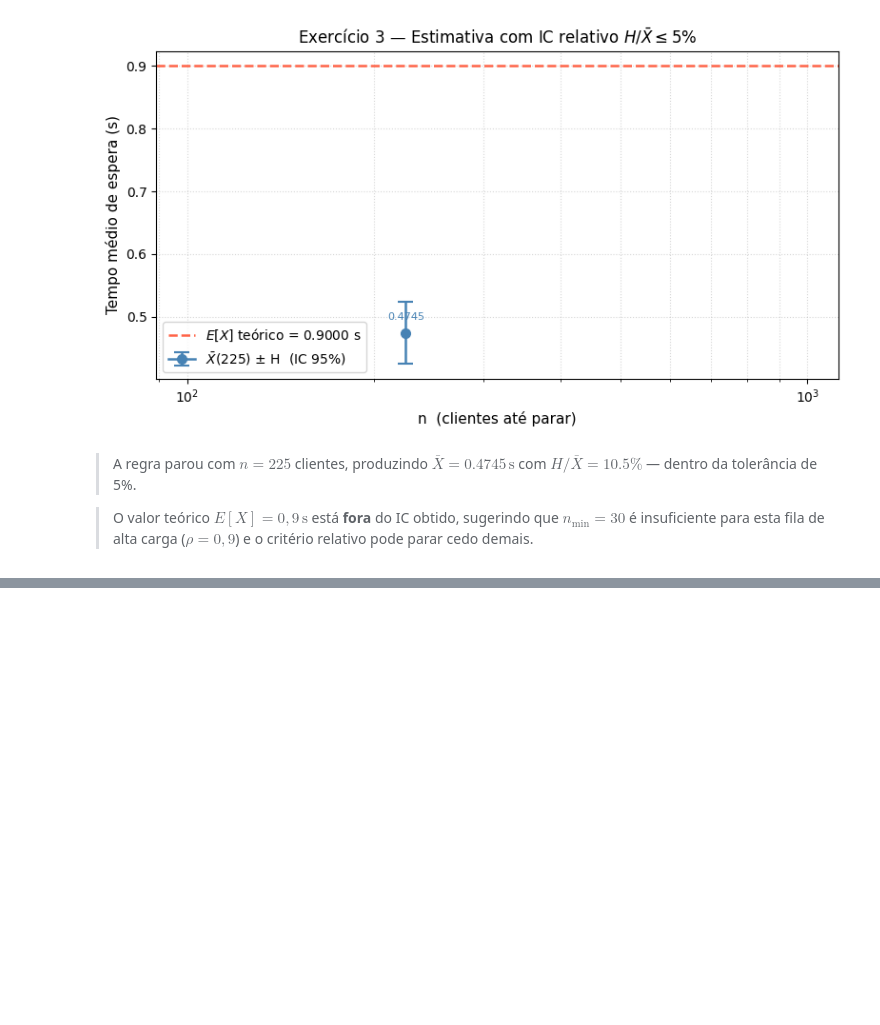
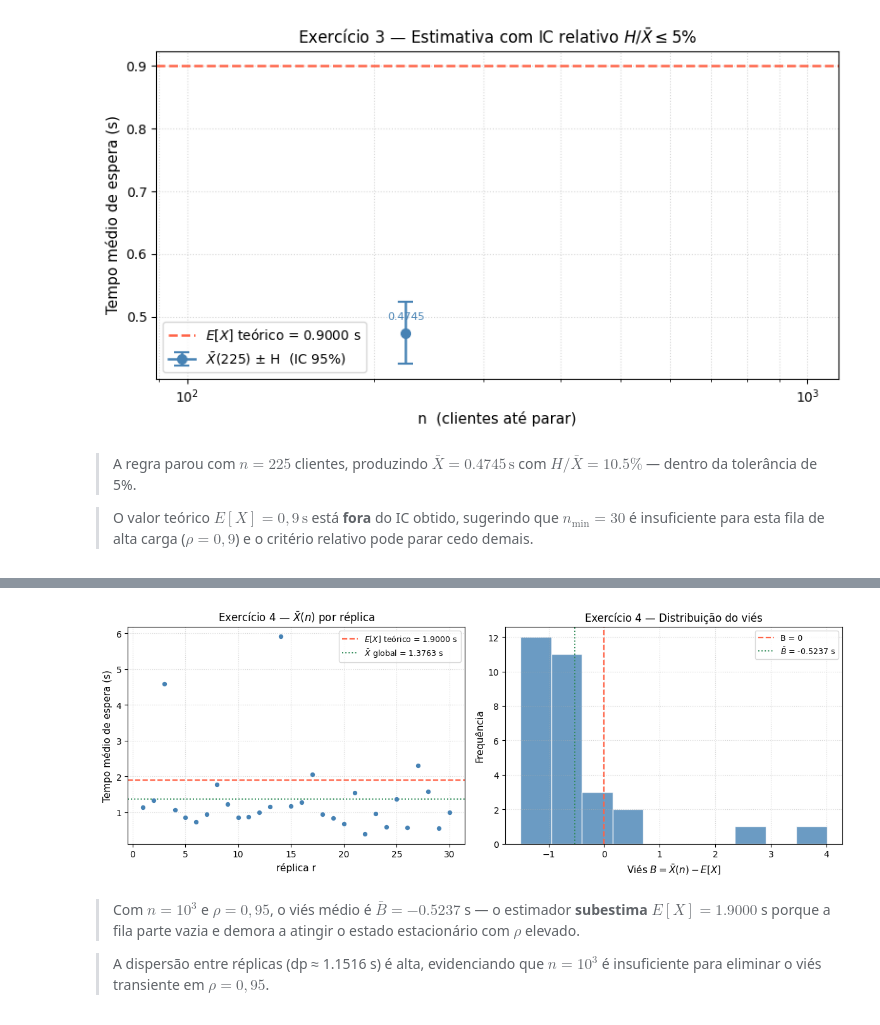
Before and after one commit to carolfmayca/avd-ram, a Jupyter notebook: mm1.ipynb, the cells around one changed output, grey strips where cells are left out. Cells and saved outputs as stored; diff of their text form; code cells hidden in the pictures; blank space fills up the shorter version.

```diff
--- a/mm1.ipynb
+++ b/mm1.ipynb
@@ -390,0 +536,41 @@ plot_convergence(
+# %%
+fig, axes = plt.subplots(1, 2, figsize=(12, 4.5))
+rs = list(range(1, R + 1))
+
+ax = axes[0]
+ax.scatter(rs, means4, s=18, color="steelblue", zorder=3)
+ax.axhline(E_B,           color="tomato",   linestyle="--", linewidth=1.6,
+           label=rf"$E[X]$ teórico = {E_B:.4f} s")
+ax.axhline(means4.mean(), color="seagreen",  linestyle=":",  linewidth=1.4,
+           label=rf"$\bar{{X}}$ global = {means4.mean():.4f} s")
+ax.set_xlabel("réplica r",                 fontsize=11)
+ax.set_ylabel("Tempo médio de espera (s)", fontsize=11)
+ax.set_title(r"Exercício 4 — $\bar{X}(n)$ por réplica", fontsize=12)
+ax.legend(fontsize=9); ax.grid(True, linestyle=":", alpha=0.5)
+
+ax = axes[1]
+ax.hist(biases4, bins=10, color="steelblue", edgecolor="white", alpha=0.8)
+ax.axvline(0,              color="tomato",   linestyle="--", linewidth=1.6, label="B = 0")
+ax.axvline(biases4.mean(), color="seagreen", linestyle=":",  linewidth=1.4,
+           label=rf"$\bar{{B}}$ = {biases4.mean():.4f} s")
+ax.set_xlabel(r"Viés $B = \bar{X}(n) - E[X]$", fontsize=11)
+ax.set_ylabel("Frequência",                     fontsize=11)
+ax.set_title("Exercício 4 — Distribuição do viés", fontsize=12)
+ax.legend(fontsize=9); ax.grid(True, linestyle=":", alpha=0.5)
+
+fig.tight_layout()
+plt.show()
+
+display(Markdown(
+    rf"> Com $n = 10^3$ e $\rho = 0{{,}}95$, o viés médio é "
+    rf"$\bar{{B}} = {biases4.mean():.4f}$ s — o estimador **subestima** $E[X] = {E_B:.4f}$ s "
+    r"porque a fila parte vazia e demora a atingir o estado estacionário com $\rho$ elevado."
+    "\n\n"
+    rf"> A dispersão entre réplicas (dp ≈ {np.std(means4, ddof=1):.4f} s) é alta, "
+    r"evidenciando que $n = 10^3$ é insuficiente para eliminar o viés transiente em $\rho = 0{{,}}95$."
+))
+# %% [output]
+[figure, added]
+> Com $n = 10^3$ e $\rho = 0{,}95$, o viés médio é $\bar{B} = -0.5237$ s — o estimador **subestima** $E[X] = 1.9000$ s porque a fila parte vazia e demora a atingir o estado estacionário com $\rho$ elevado.
+
+> A dispersão entre réplicas (dp ≈ 1.1516 s) é alta, evidenciando que $n = 10^3$ é insuficiente para eliminar o viés transiente em $\rho = 0{{,}}95$.
```
Also changed, not shown: parts of 10 cells of this notebook, 2 other files.
